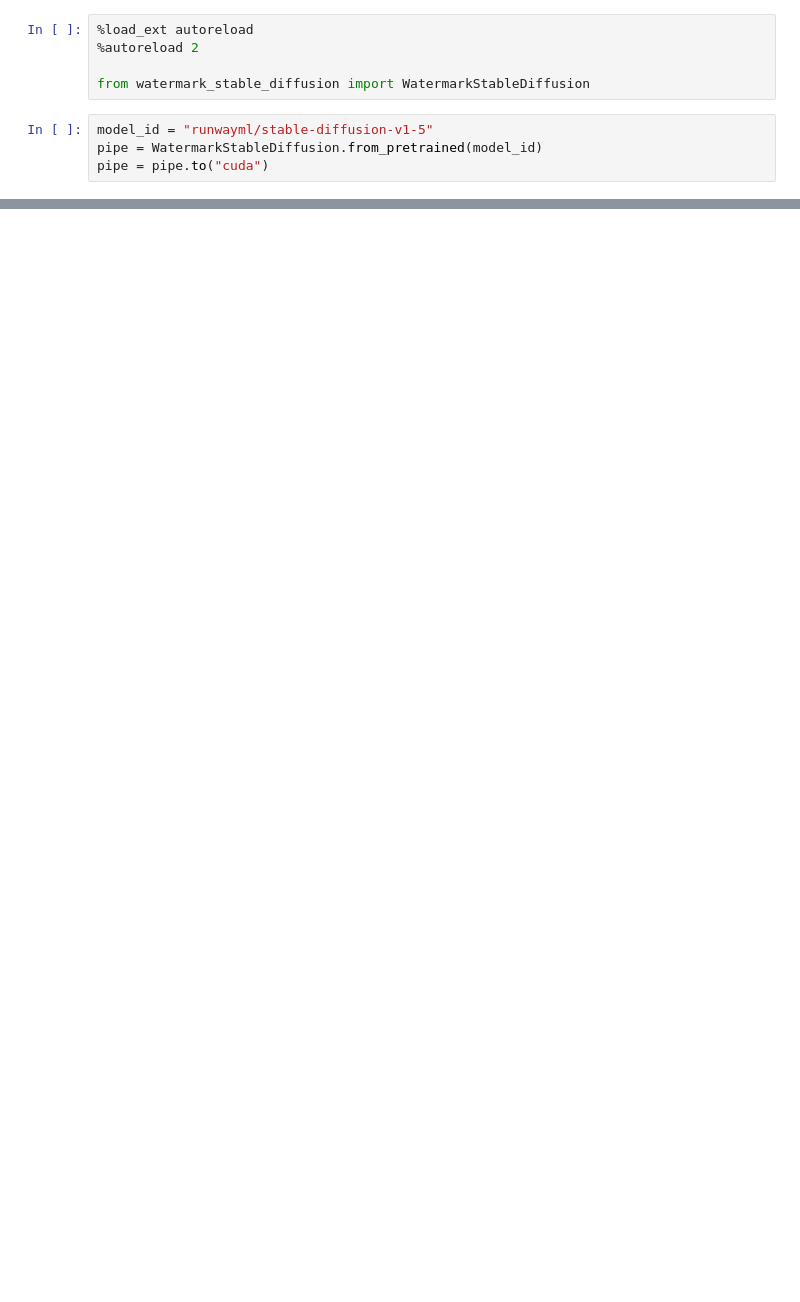
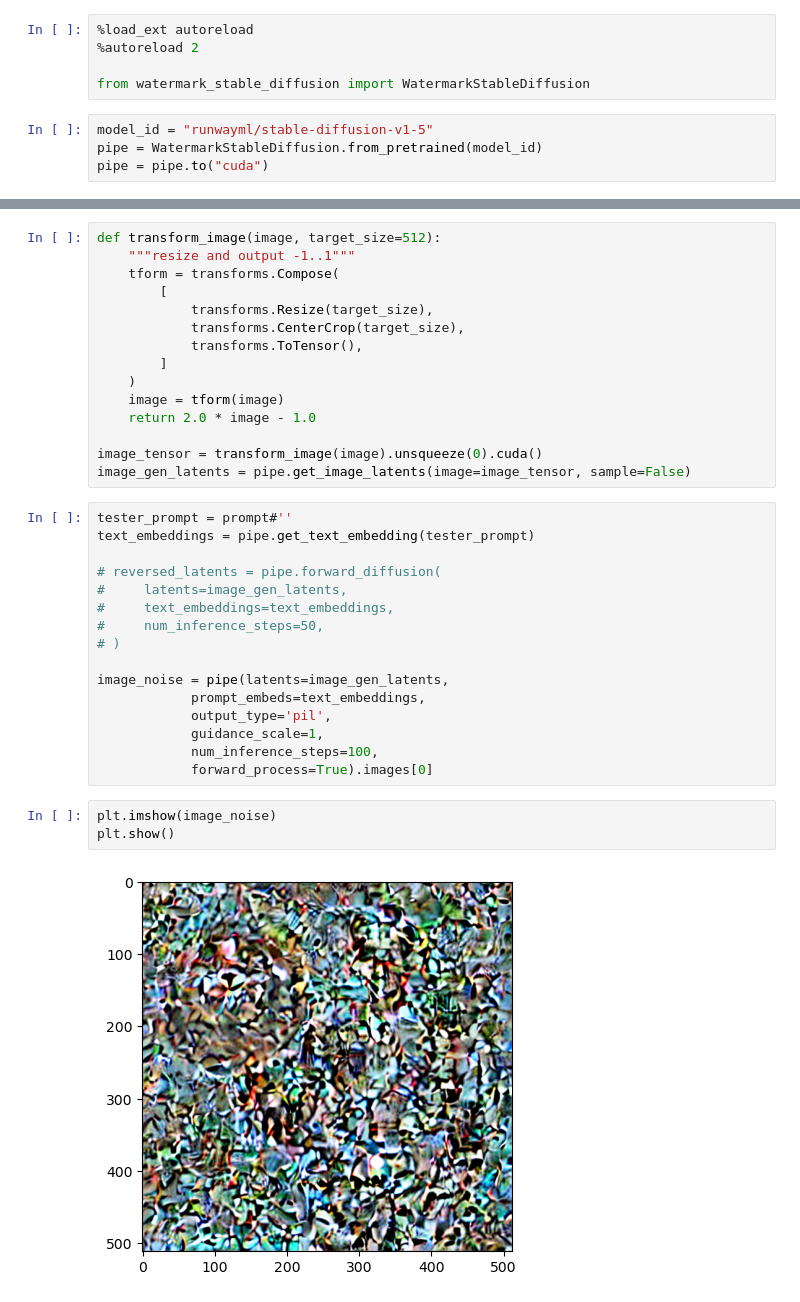
Before and after one commit to shanayamalik/watermarking-research-project, a Jupyter notebook: generate_test.ipynb, the cells around one changed output, grey strips where cells are left out. Saved outputs shown, nothing was run; the diff lists cells and outputs as text; blank space fills up the shorter version.

```diff
--- a/generate_test.ipynb
+++ b/generate_test.ipynb
@@ -29,0 +59,36 @@ plt.show()
+# %%
+def transform_image(image, target_size=512):
+    """resize and output -1..1"""
+    tform = transforms.Compose(
+        [
+            transforms.Resize(target_size),
+            transforms.CenterCrop(target_size),
+            transforms.ToTensor(),
+        ]
+    )
+    image = tform(image)
+    return 2.0 * image - 1.0
+
+image_tensor = transform_image(image).unsqueeze(0).cuda()
+image_gen_latents = pipe.get_image_latents(image=image_tensor, sample=False)
+# %%
+tester_prompt = prompt#''
+text_embeddings = pipe.get_text_embedding(tester_prompt)
+
+# reversed_latents = pipe.forward_diffusion(
+#     latents=image_gen_latents,
+#     text_embeddings=text_embeddings,
+#     num_inference_steps=50,
+# )
+
+image_noise = pipe(latents=image_gen_latents,
+            prompt_embeds=text_embeddings,
+            output_type='pil',
+            guidance_scale=1,
+            num_inference_steps=100,
+            forward_process=True).images[0]
+# %%
+plt.imshow(image_noise)
+plt.show()
+# %% [output]
+[figure, added]
```
Also changed, not shown: parts of 7 cells of this notebook, 1 other file.
